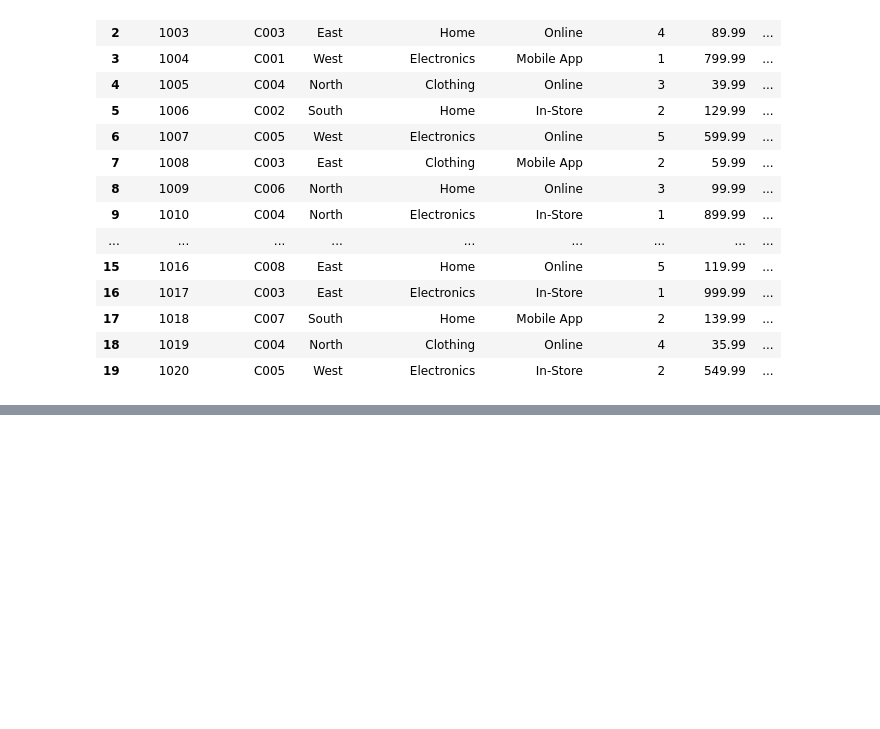
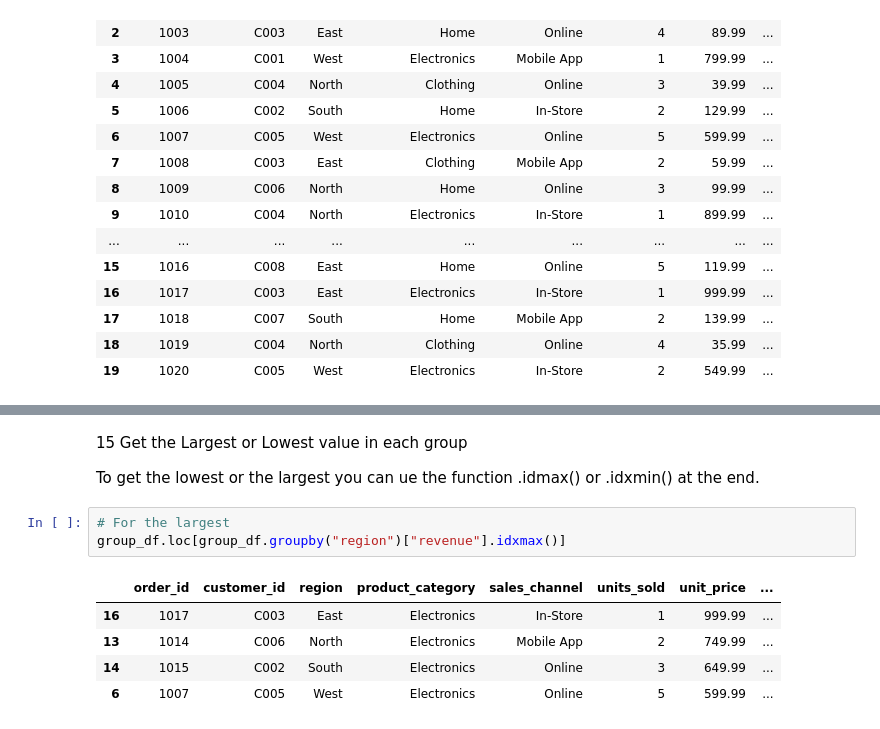
Before and after one commit to JoshPatNava/Exploratory_Data_Analysis, a Jupyter notebook: Grouping_Aggregation/grouping_aggregation.ipynb, the cells around one changed output, grey strips where cells are left out. Saved outputs shown, nothing was run; the diff lists cells and outputs as text; blank space fills up the shorter version.

```diff
--- a/Grouping_Aggregation/grouping_aggregation.ipynb
+++ b/Grouping_Aggregation/grouping_aggregation.ipynb
@@ -115,0 +352,13 @@ Grouping Aggregation
+# %% [markdown]
+15 Get the Largest or Lowest value in each group
+
+To get the lowest or the largest you can ue the function .idmax() or .idxmin() at the end.
+# %%
+# For the largest
+group_df.loc[group_df.groupby("region")["revenue"].idxmax()]
+# %% [output]
+|  | order_id | customer_id | region | product_category | sales_channel | units_sold | unit_price | ... |
+| 16 | 1017 | C003 | East | Electronics | In-Store | 1 | 999.99 | ... |
+| 13 | 1014 | C006 | North | Electronics | Mobile App | 2 | 749.99 | ... |
+| 14 | 1015 | C002 | South | Electronics | Online | 3 | 649.99 | ... |
+| 6 | 1007 | C005 | West | Electronics | Online | 5 | 599.99 | ... |
```
Also changed, not shown: parts of 36 cells of this notebook.
